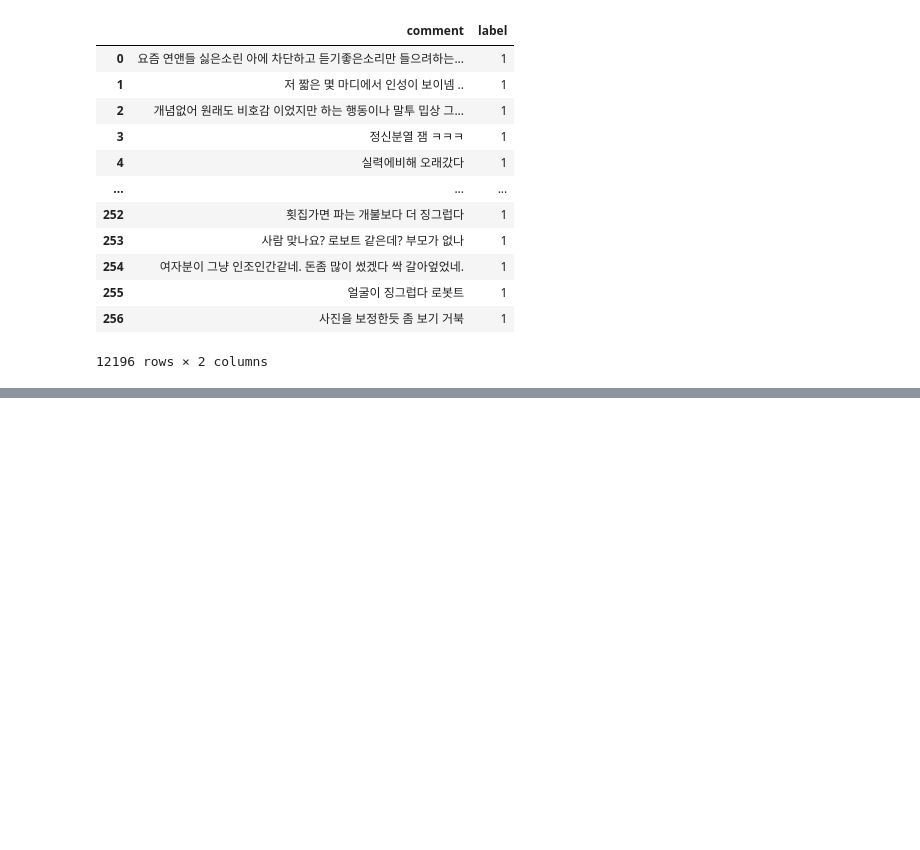
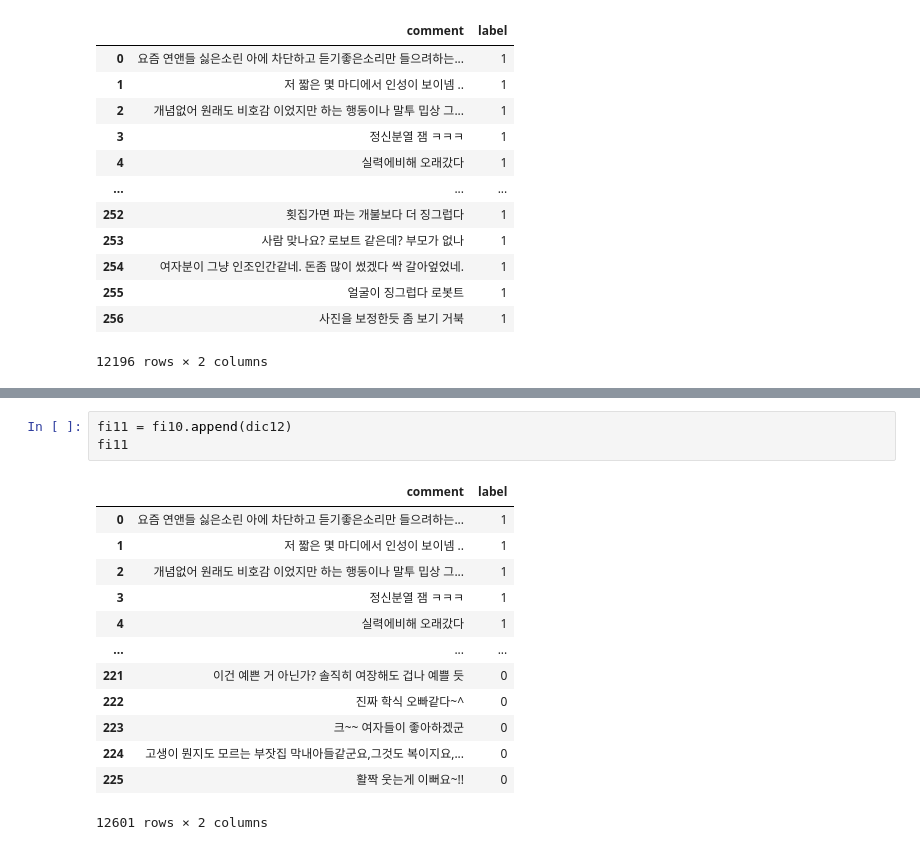
Before and after one commit to sooyeon-go/grad_project, a Jupyter notebook: comment_crawling_r/comment2_csv.ipynb, the cells around one changed output, grey strips where cells are left out. Cells and saved outputs as stored; diff of their text form; blank space fills up the shorter version.

```diff
--- a/comment_crawling_r/comment2_csv.ipynb
+++ b/comment_crawling_r/comment2_csv.ipynb
@@ -665,0 +765,17 @@ fi9
+# %%
+fi11 = fi10.append(dic12)
+fi11
+# %% [output]
+|  | comment | label |
+| 0 | 요즘 연앤들 싫은소린 아에 차단하고 듣기좋은소리만 들으려하는... | 1 |
+| 1 | 저 짧은 몇 마디에서 인성이 보이넴 .. | 1 |
+| 2 | 개념없어 원래도 비호감 이었지만 하는 행동이나 말투 밉상 그... | 1 |
+| 3 | 정신분열 잼 ㅋㅋㅋ | 1 |
+| 4 | 실력에비해 오래갔다 | 1 |
+| ... | ... | ... |
+| 221 | 이건 예쁜 거 아닌가? 솔직히 여장해도 겁나 예쁠 듯 | 0 |
+| 222 | 진짜 학식 오빠같다~^ | 0 |
+| 223 | 크~~ 여자들이 좋아하겠군 | 0 |
+| 224 | 고생이 뭔지도 모르는 부잣집 막내아들같군요,그것도 복이지요,... | 0 |
+| 225 | 활짝 웃는게 이뻐요~!! | 0 |
+12601 rows × 2 columns
```
Also changed, not shown: parts of 5 cells of this notebook.
